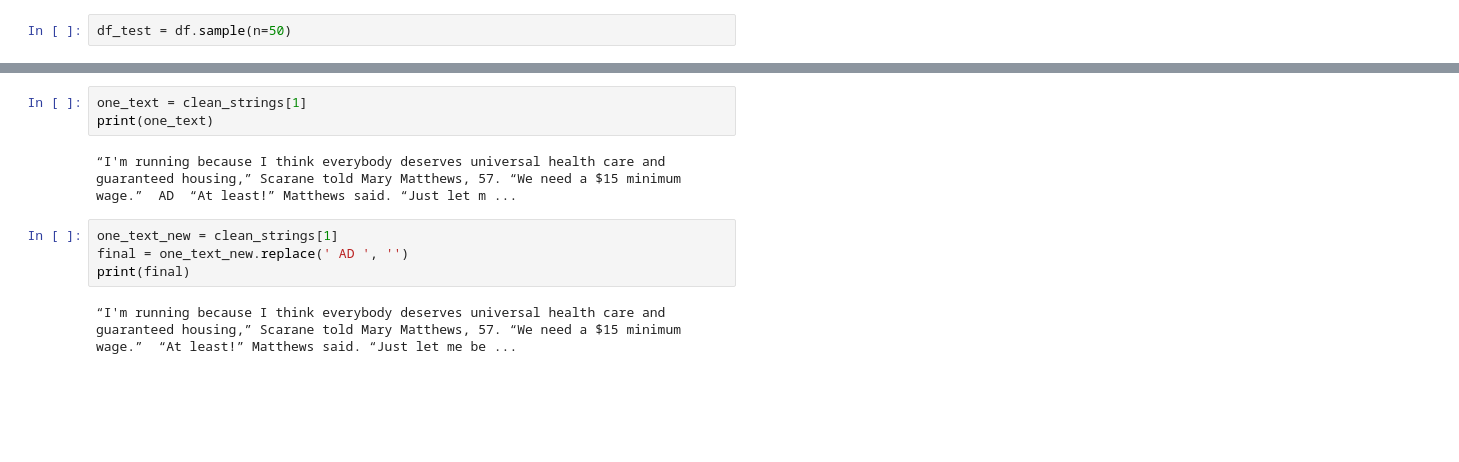
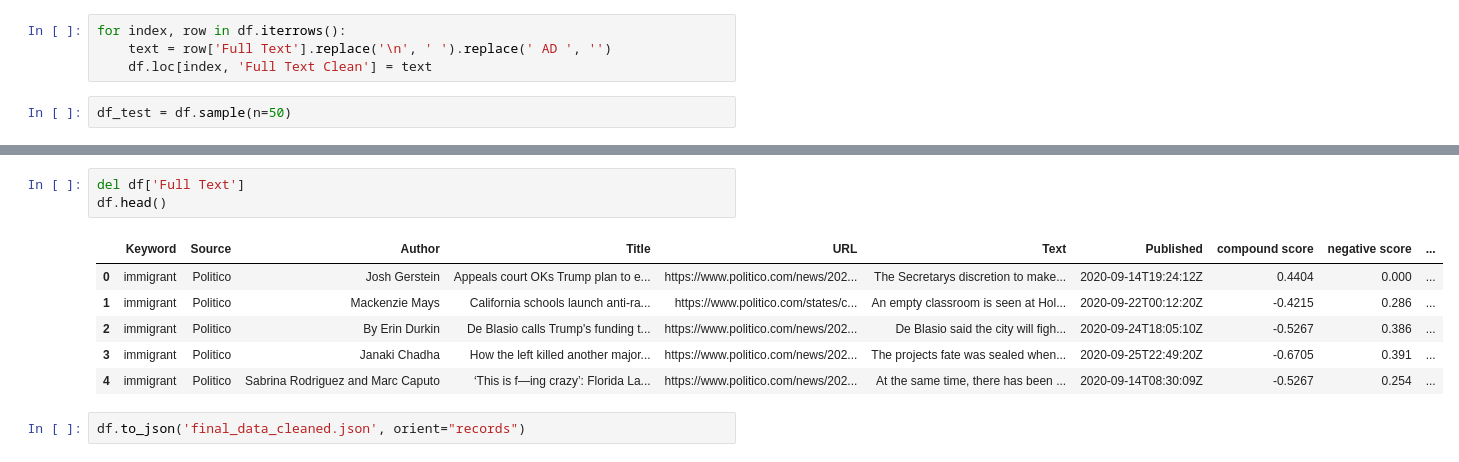
Before and after one commit to James-Ashley/News_Full_Text_Articles, a Jupyter notebook: News API Data/full_text_cleaning.ipynb, the cells around one changed output, grey strips where cells are left out. Saved outputs shown, nothing was run; the diff lists cells and outputs as text; blank space fills up the shorter version.

Commit message:
finalized text cleaning and began cleaning up code

```diff
--- a/News API Data/full_text_cleaning.ipynb
+++ b/News API Data/full_text_cleaning.ipynb
@@ -5,6 +5,10 @@ import json
 # Import in JSON file as dataframe
 df = pd.read_json('final_data.json', orient='records')
 del df['url']
+# %%
+for index, row in df.iterrows():
+    text = row['Full Text'].replace('\n', ' ').replace(' AD ', '')
+    df.loc[index, 'Full Text Clean'] = text
 # %%
 df_test = df.sample(n=50)
 # %%
@@ -25,11 +19,12 @@ print(clean_strings)
-# %%
-one_text = clean_strings[1]
-print(one_text)
-# %% [output]
-“I'm running because I think everybody deserves universal health care and guaranteed housing,” Scarane told Mary Matthews, 57. “We need a $15 minimum wage.”  AD  “At least!” Matthews said. “Just let m ...
-# %%
-one_text_new = clean_strings[1]
-final = one_text_new.replace(' AD ', '')
-print(final)
-# %% [output]
-“I'm running because I think everybody deserves universal health care and guaranteed housing,” Scarane told Mary Matthews, 57. “We need a $15 minimum wage.”  “At least!” Matthews said. “Just let me be ...
+# %%
+del df['Full Text']
+df.head()
+# %% [output]
+|  | Keyword | Source | Author | Title | URL | Text | Published | compound score | negative score | ... |
+| 0 | immigrant | Politico | Josh Gerstein | Appeals court OKs Trump plan to e... | https://www.politico.com/news/202... | The Secretarys discretion to make... | 2020-09-14T19:24:12Z | 0.4404 | 0.000 | ... |
+| 1 | immigrant | Politico | Mackenzie Mays | California schools launch anti-ra... | https://www.politico.com/states/c... | An empty classroom is seen at Hol... | 2020-09-22T00:12:20Z | -0.4215 | 0.286 | ... |
+| 2 | immigrant | Politico | By Erin Durkin | De Blasio calls Trump's funding t... | https://www.politico.com/news/202... | De Blasio said the city will figh... | 2020-09-24T18:05:10Z | -0.5267 | 0.386 | ... |
+| 3 | immigrant | Politico | Janaki Chadha | How the left killed another major... | https://www.politico.com/news/202... | The projects fate was sealed when... | 2020-09-25T22:49:20Z | -0.6705 | 0.391 | ... |
+| 4 | immigrant | Politico | Sabrina Rodriguez and Marc Caputo | ‘This is f—ing crazy’: Florida La... | https://www.politico.com/news/202... | At the same time, there has been ... | 2020-09-14T08:30:09Z | -0.5267 | 0.254 | ... |
+# %%
+df.to_json('final_data_cleaned.json', orient="records")
```
Also changed, not shown: parts of 2 cells of this notebook, 1 other file.
